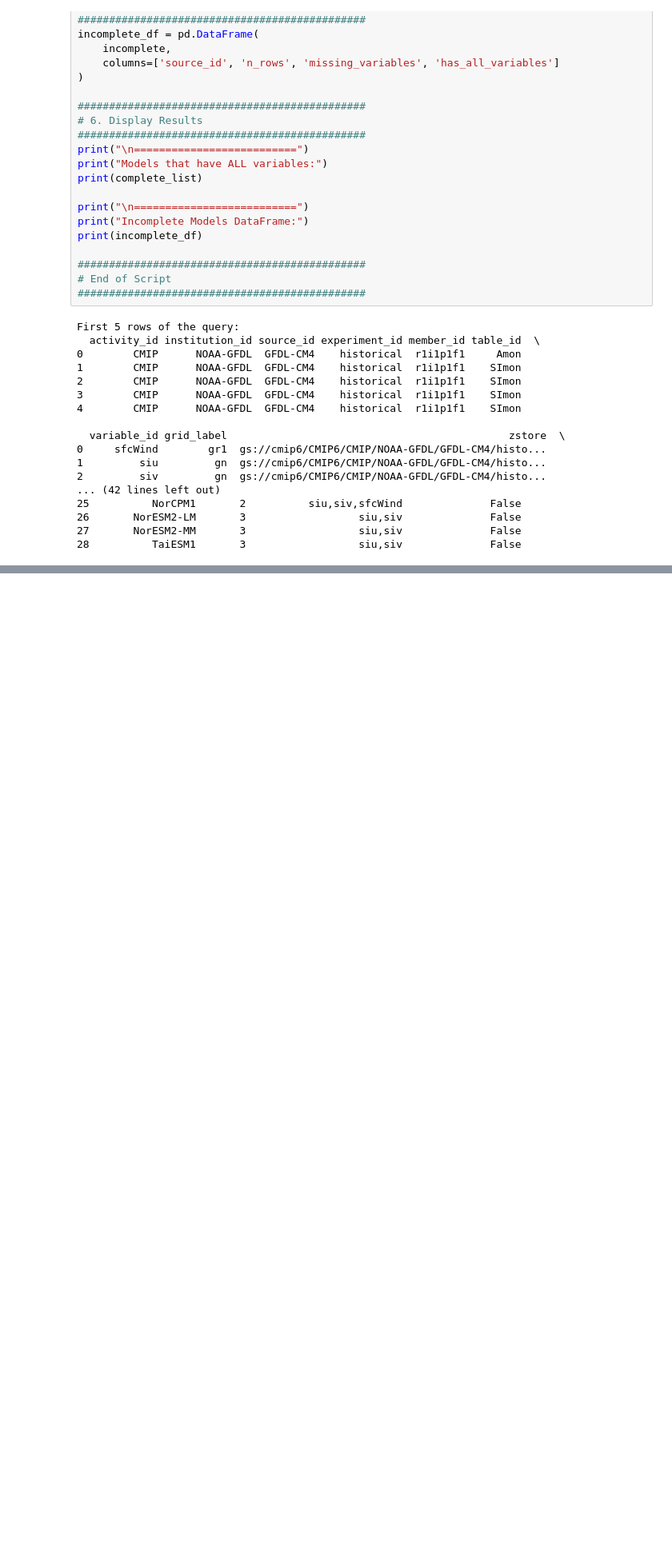
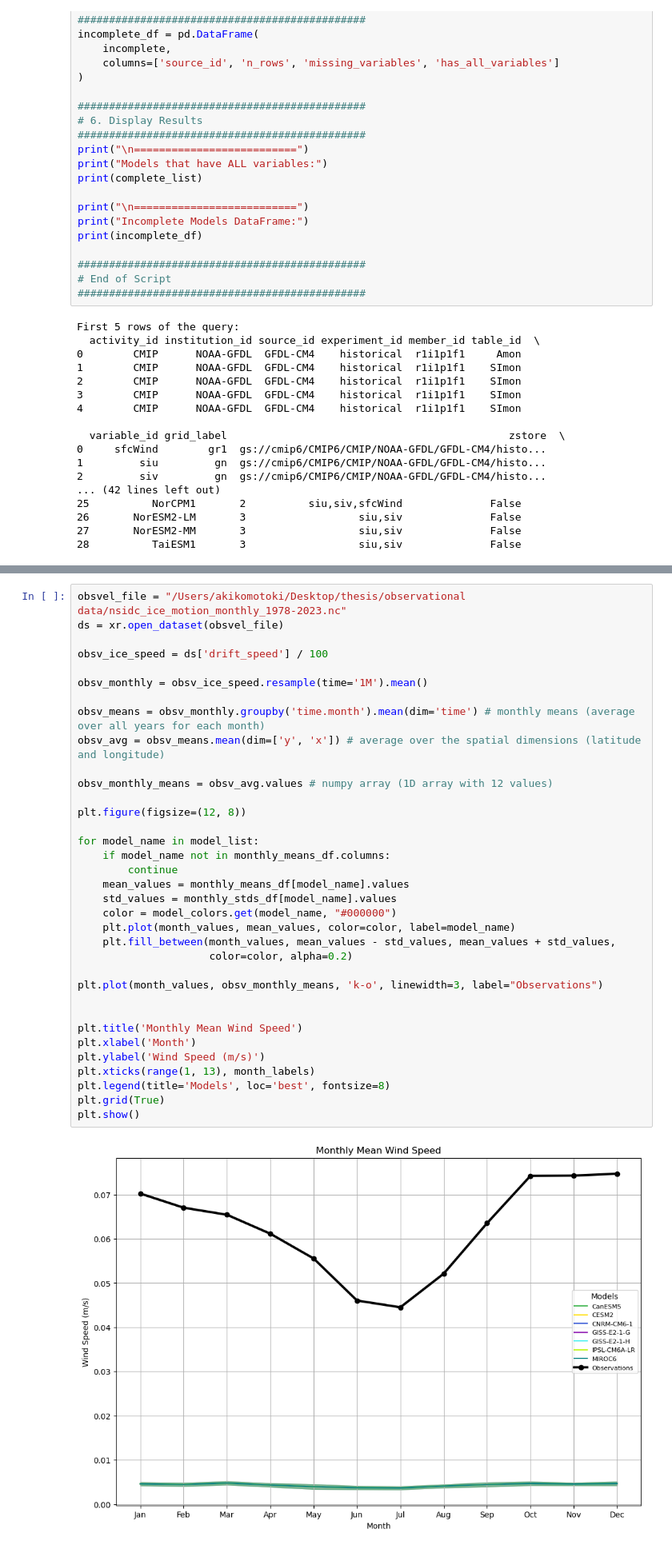
Before and after one commit to akikomotoki/UTRA, a Jupyter notebook: sea ice vel.ipynb, the cells around one changed output, grey strips where cells are left out. Shown at 80% size. Saved outputs shown, nothing was run; the diff lists cells and outputs as text; blank space fills up the shorter version.

```diff
--- a/sea ice vel.ipynb
+++ b/sea ice vel.ipynb
@@ -441,0 +583,37 @@ plt.show()
+# %%
+obsvel_file = "/Users/akikomotoki/Desktop/thesis/observational data/nsidc_ice_motion_monthly_1978-2023.nc"
+ds = xr.open_dataset(obsvel_file)
+
+obsv_ice_speed = ds['drift_speed'] / 100
+
+obsv_monthly = obsv_ice_speed.resample(time='1M').mean()
+
+obsv_means = obsv_monthly.groupby('time.month').mean(dim='time') # monthly means (average over all years for each month)
+obsv_avg = obsv_means.mean(dim=['y', 'x']) # average over the spatial dimensions (latitude and longitude)
+
+obsv_monthly_means = obsv_avg.values # numpy array (1D array with 12 values)
+
+plt.figure(figsize=(12, 8))
+
+for model_name in model_list:
+    if model_name not in monthly_means_df.columns:
+        continue
+    mean_values = monthly_means_df[model_name].values
+    std_values = monthly_stds_df[model_name].values
+    color = model_colors.get(model_name, "#000000")
+    plt.plot(month_values, mean_values, color=color, label=model_name)
+    plt.fill_between(month_values, mean_values - std_values, mean_values + std_values,
+                     color=color, alpha=0.2)
+
+plt.plot(month_values, obsv_monthly_means, 'k-o', linewidth=3, label="Observations")
+
+
+plt.title('Monthly Mean Wind Speed')
+plt.xlabel('Month')
+plt.ylabel('Wind Speed (m/s)')
+plt.xticks(range(1, 13), month_labels)
+plt.legend(title='Models', loc='best', fontsize=8)
+plt.grid(True)
+plt.show()
+# %% [output]
+[figure, added]
```
Also changed, not shown: parts of 20 cells of this notebook.
